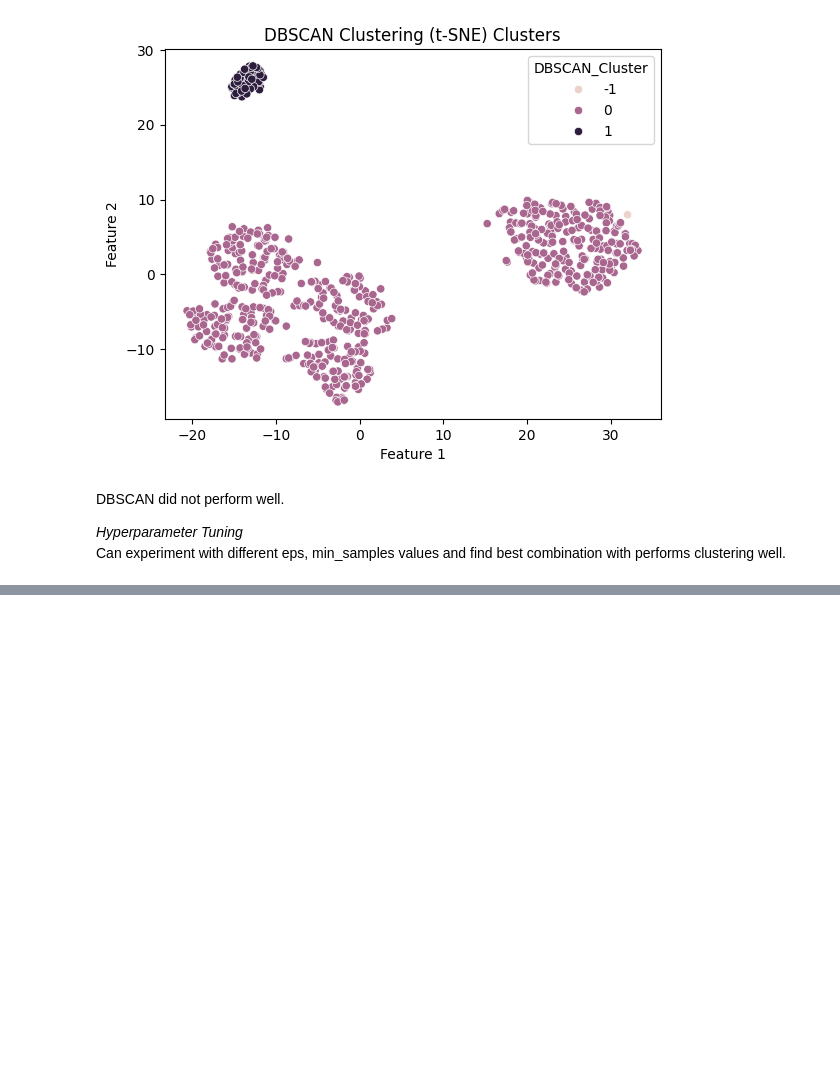
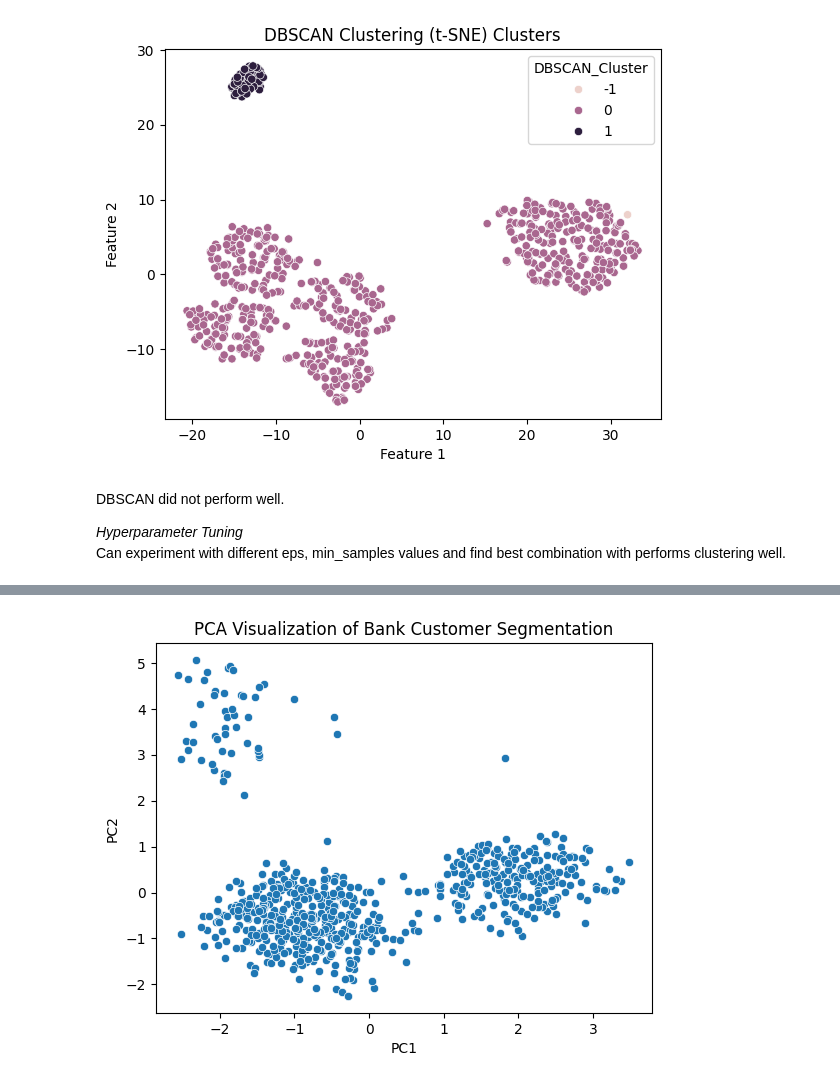
Before and after one commit to MissSamyuktha/Bank-Customer-Segmentation, a Jupyter notebook: Bank_Customer_Segmentation_Based_On_CreditCard_Data.ipynb, the cells around one changed output, grey strips where cells are left out. Cells and saved outputs as stored; diff of their text form; code cells hidden in the pictures; blank space fills up the shorter version.

```diff
--- a/Bank_Customer_Segmentation_Based_On_CreditCard_Data.ipynb
+++ b/Bank_Customer_Segmentation_Based_On_CreditCard_Data.ipynb
@@ -889,0 +907,9 @@ Can experiment with different eps, min_samples values and find best combination
+# %%
+# Apply PCA
+# Let's reduce to 2 components for visualization
+pca = PCA(n_components=2, random_state=0)
+pca_data = pca.fit_transform(df_log_scaled)
+
+# Create a DataFrame with PCA results
+pca_df = pd.DataFrame(pca_data, columns=['PC1', 'PC2'])
+pca_df.head()
@@ -889,0 +923,7 @@ Can experiment with different eps, min_samples values and find best combination
+# %%
+# Step 7: Visualize PCA results
+sns.scatterplot(data=pca_df, x='PC1', y='PC2')
+plt.title("PCA Visualization of Bank Customer Segmentation")
+plt.show()
+# %% [output]
+[figure, added]
```
Also changed, not shown: parts of 8 cells of this notebook.
